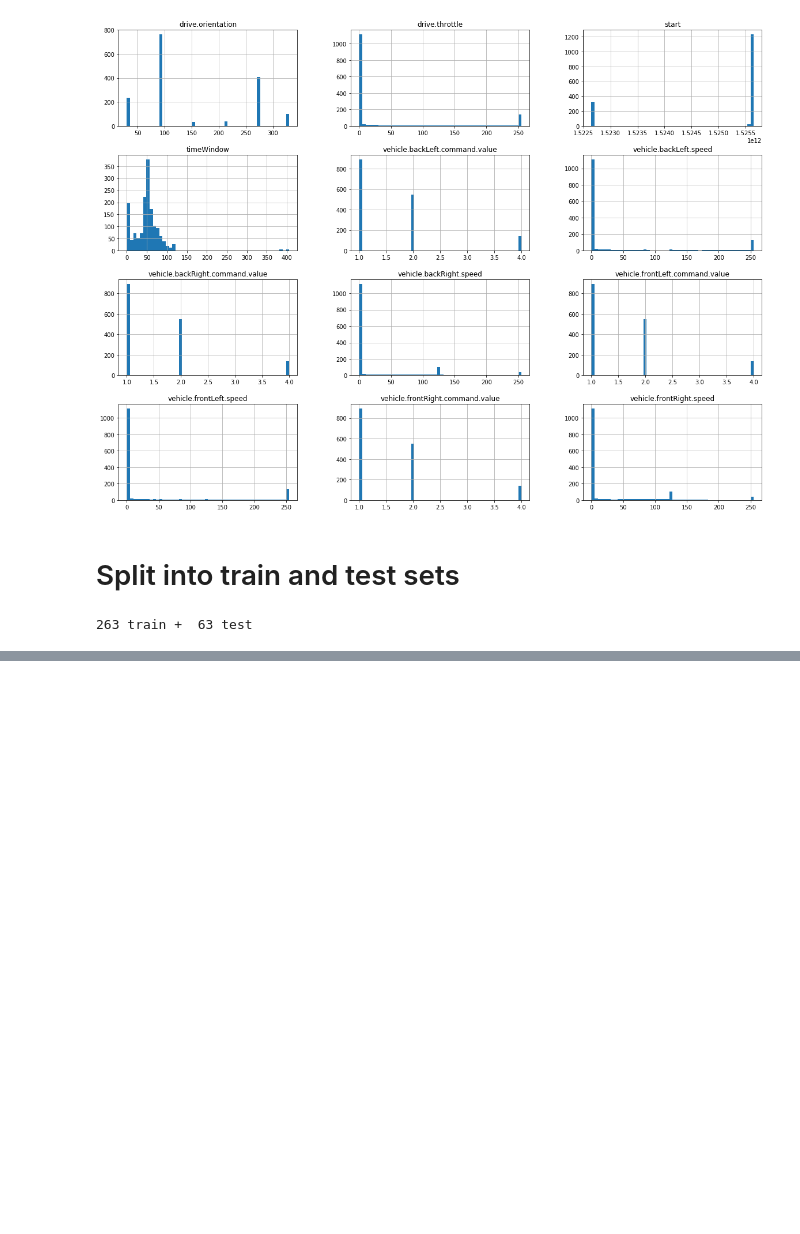
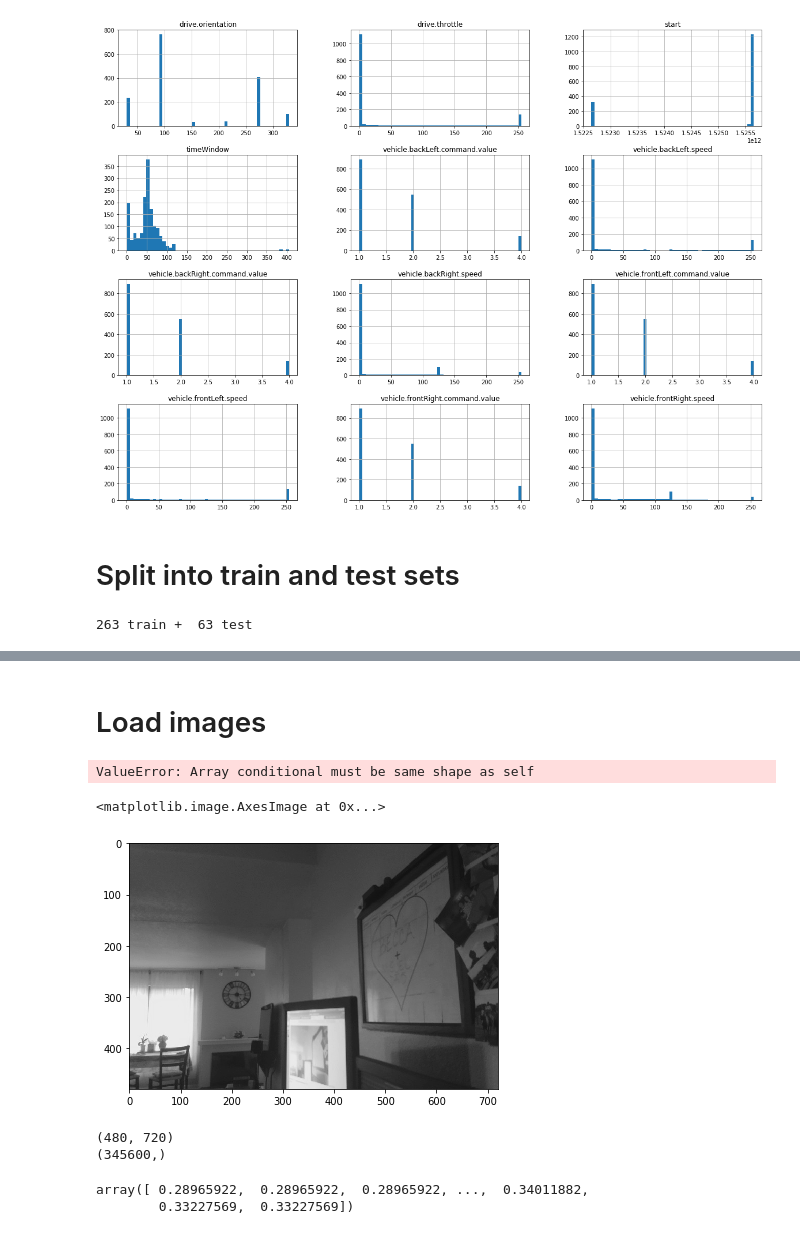
Before and after one commit to misalcedo/pibot, a Jupyter notebook: Learn/src/rapbot.ipynb, the cells around one changed output, grey strips where cells are left out. Drawn from its saved outputs; the diff is of its cells as text; code cells hidden in the pictures; blank space fills up the shorter version.

Commit message:
Add reading an image anbd filtering /dev/null

```diff
--- a/Learn/src/rapbot.ipynb
+++ b/Learn/src/rapbot.ipynb
@@ -101,0 +123,28 @@ print(len(train_set), "train + ", len(test_set), "test")
+# %% [markdown]
+# Load images
+# %%
+BASE_IMAGE_PATH = '/home/miguel/IdeaProjects/RapBot/'
+#snapshots["imagePath"] = snapshots["imagePath"].apply(lambda p: path.join(HOME_PATH, path.relpath(p, BASE_IMAGE_PATH)))
+#snapshots["imagePath"].apply(lambda p: path.relpath(p, BASE_IMAGE_PATH)).apply(lambda p: path.join(HOME_PATH, p)).head()
+# %% [output]
+ValueError: Array conditional must be same shape as self
+# %%
+from skimage.io import imread, imshow
+from skimage.color import rgb2gray
+
+img = imread(p)
+image = rgb2gray(img)
+imshow(image)
+# %% [output]
+<matplotlib.image.AxesImage at 0x...>
+[figure, added]
+# %%
+print(image.shape)
+features = image.reshape(image.shape[0] * image.shape[1])
+print(features.shape)
+features
+# %% [output]
+(480, 720)
+(345600,)
+array([ 0.28965922,  0.28965922,  0.28965922, ...,  0.34011882,
+        0.33227569,  0.33227569])
```
Also changed, not shown: parts of 10 cells of this notebook.
